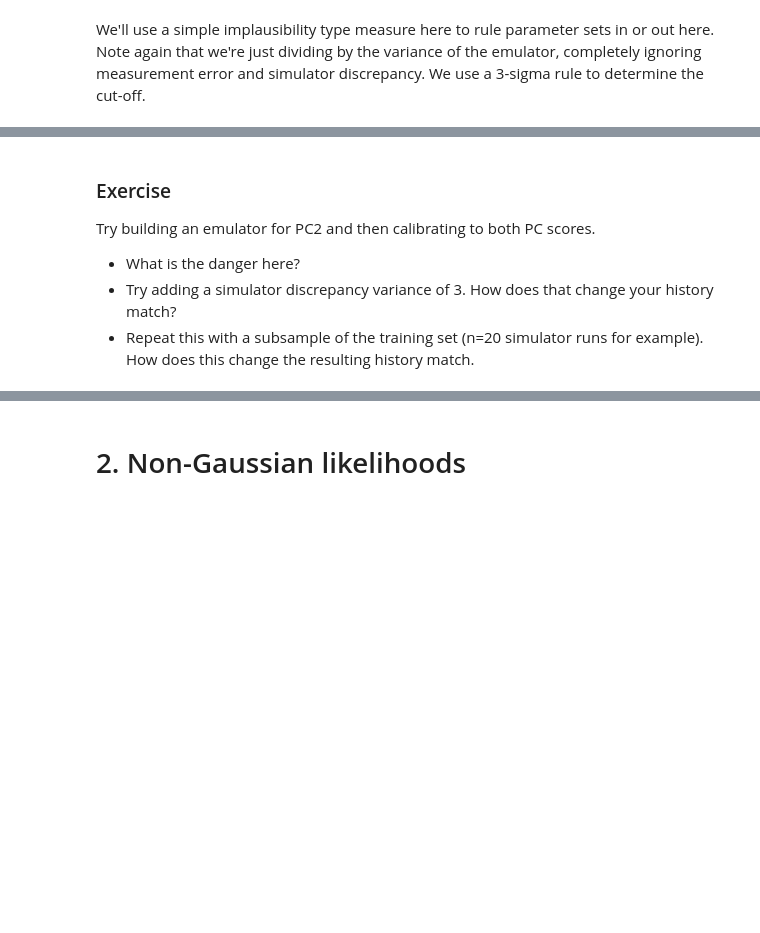
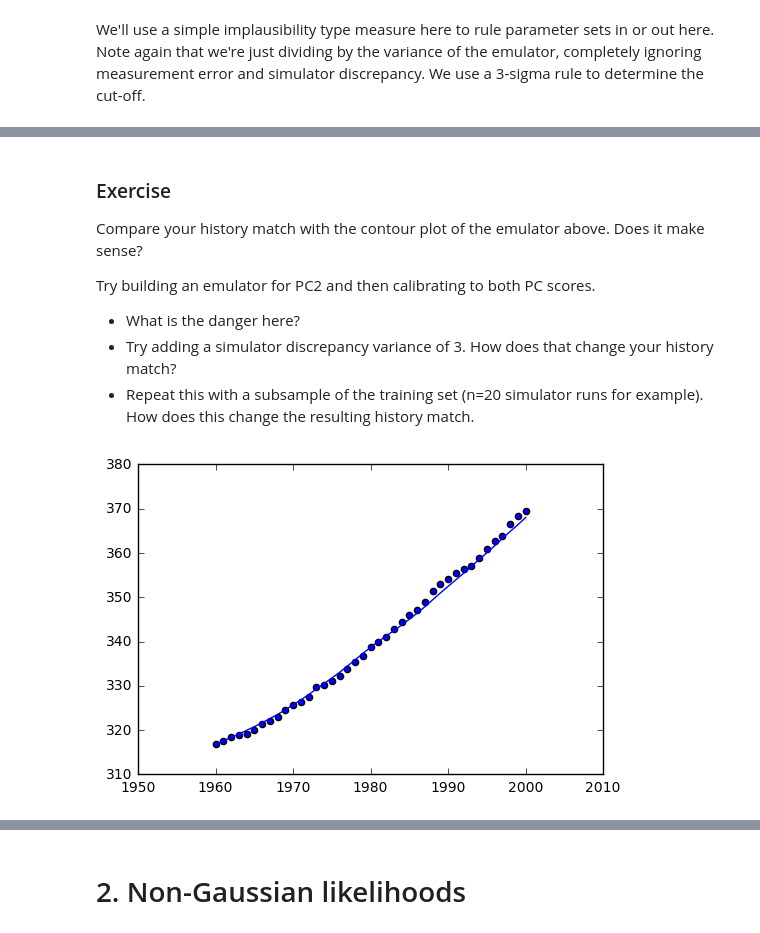
Before and after one commit to rich-d-wilkinson/PEN_Labs, a Jupyter notebook: PEN_Lab3.ipynb, the cells around one changed output, grey strips where cells are left out. Cells and saved outputs as stored; diff of their text form; code cells hidden in the pictures; blank space fills up the shorter version.

```diff
--- a/PEN_Lab3.ipynb
+++ b/PEN_Lab3.ipynb
@@ -164,6 +173,18 @@ axes.set_ylim(0.0,0.6)
 # %% [markdown]
 ### Exercise
+Compare your history match with the contour plot of the emulator above. Does it make sense?
+
 Try building an emulator for PC2 and then calibrating to both PC scores.
 - What is the danger here?
 - Try adding a simulator discrepancy variance of 3. How does that change your history match?
 - Repeat this with a subsample of the training set (n=20 simulator runs for example). How does this change the resulting history match.
+# %%
+X[31,]
+yobs = np.genfromtxt('https://raw.githubusercontent.com/rich-d-wilkinson/PEN_Labs/master/fieldco2.csv', delimiter=',', skip_header=1)
+yobs=yobs[:,1]
+
+plt.plot(np.arange(1960, 2001,1), y[31,:], linewidth=1 )
+plt.scatter(np.arange(1960, 2001,1), yobs)
+plt.show()
+# %% [output]
+[figure, added]
```
Also changed, not shown: parts of 6 cells of this notebook, 1 other file.
